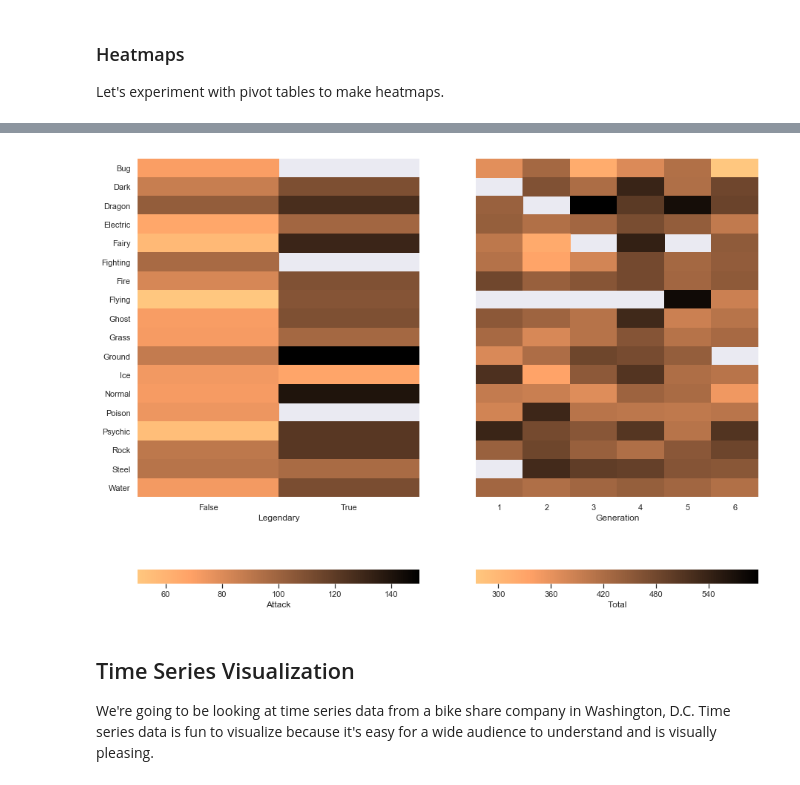
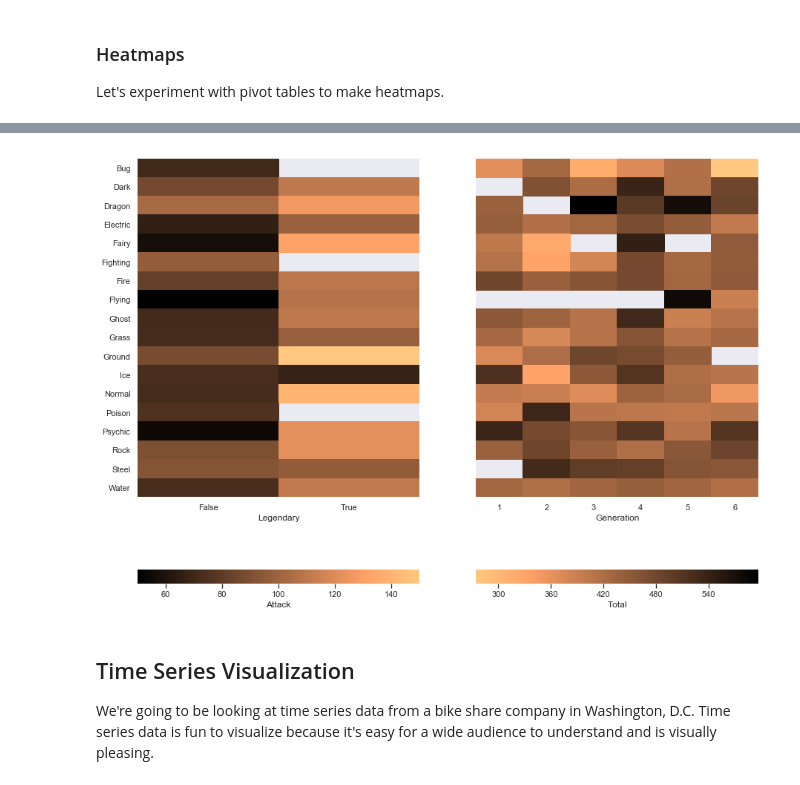
Before and after one commit to dsiufl/DataViz, a Jupyter notebook: Data Visualization S2019 - INSTRUCTOR.ipynb, the cells around one changed output, grey strips where cells are left out. Saved outputs shown, nothing was run; the diff lists cells and outputs as text; code cells hidden in the pictures.

```diff
--- a/Data Visualization F2018 - STUDENT.ipynb
+++ b/Data Visualization S2019 - INSTRUCTOR.ipynb
@@ -86,13 +68,12 @@ legpivot = pd.pivot_table(pokemon, values='Attack', index='Type 1', columns=['Le
 # %%
 plt2 = setplt(1,2, h=12, sharey=True, squeeze=True)
 
-
 heatmap1 = sns.heatmap(genpivot, ax=plt2[1], cmap='copper_r',
                        cbar_kws={'label': 'Total', 'orientation':'horizontal'}).set(ylabel='')
-heatmap2 = sns.heatmap(legpivot, ax=plt2[0], cmap='copper_r',
-                       cbar_kws={'label': 'Attack', 'orientation':'horizontal'}).set(ylabel='')
+heatmap2 =sns.heatmap(legpivot, ax=plt2[0], cmap='copper',
+                      cbar_kws={'label': 'Attack', 'orientation':'horizontal'}).set(ylabel='')
 # %% [output]
-[figure, old version]
+[figure, new version]
 # %% [markdown]
 ## Time Series Visualization
 
```
Also changed, not shown: parts of 9 cells of this notebook, 2 other files.
